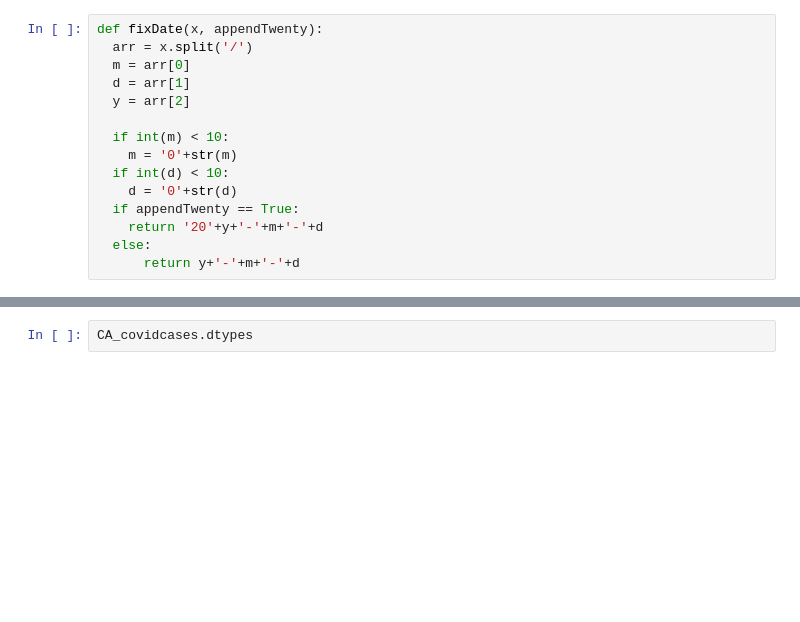
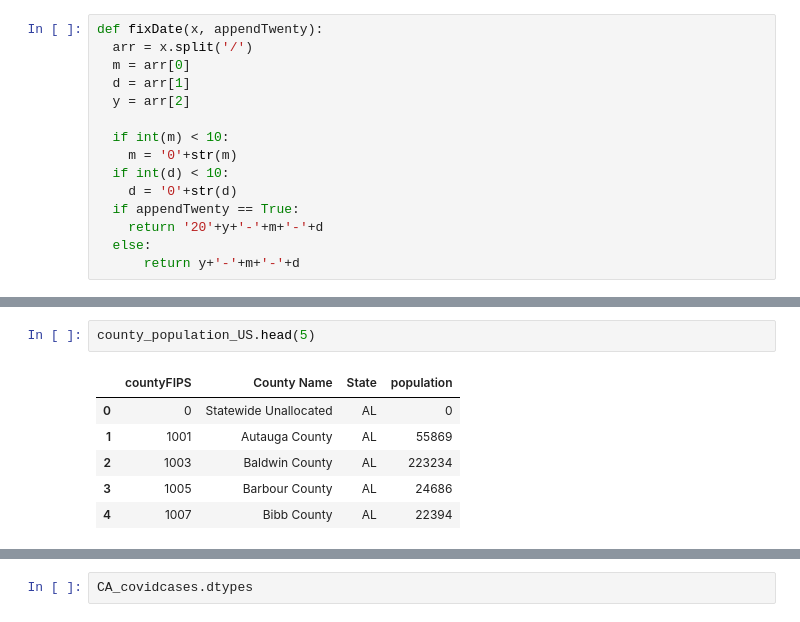
Before and after one commit to jeyasri-s2/meansquares, a Jupyter notebook: version2/prepare_data/Load_MarylandInertiaData.ipynb, the cells around one changed output, grey strips where cells are left out. Saved outputs shown, nothing was run; the diff lists cells and outputs as text; blank space fills up the shorter version.

```diff
--- a/version2/prepare_data/Load_MarylandInertiaData.ipynb
+++ b/version2/prepare_data/Load_MarylandInertiaData.ipynb
@@ -583,0 +191,9 @@ CA_combined_Sep25.csv
+# %%
+county_population_US.head(5)
+# %% [output]
+|  | countyFIPS | County Name | State | population |
+| 0 | 0 | Statewide Unallocated | AL | 0 |
+| 1 | 1001 | Autauga County | AL | 55869 |
+| 2 | 1003 | Baldwin County | AL | 223234 |
+| 3 | 1005 | Barbour County | AL | 24686 |
+| 4 | 1007 | Bibb County | AL | 22394 |
```
Also changed, not shown: parts of 111 cells of this notebook.
